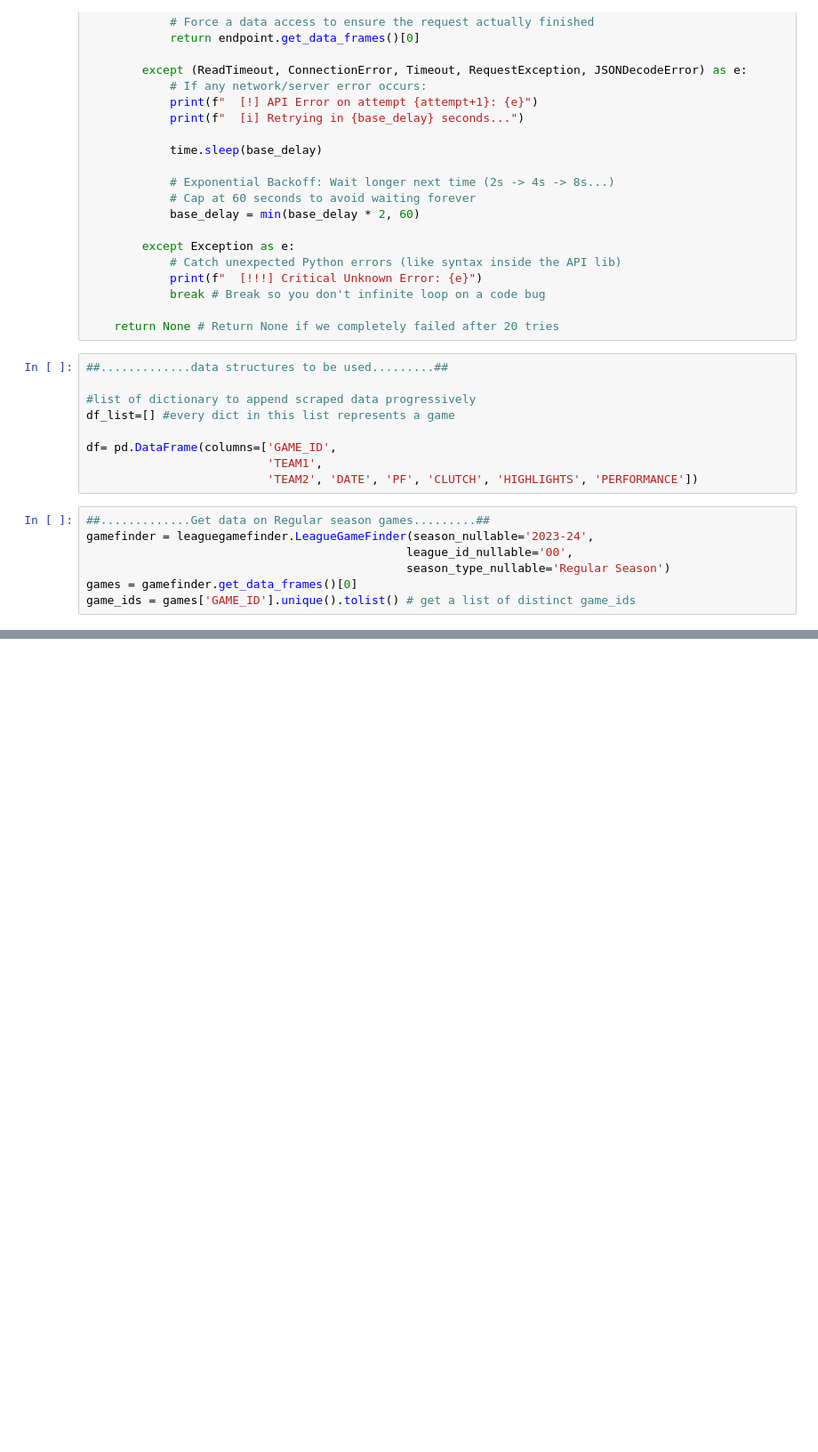
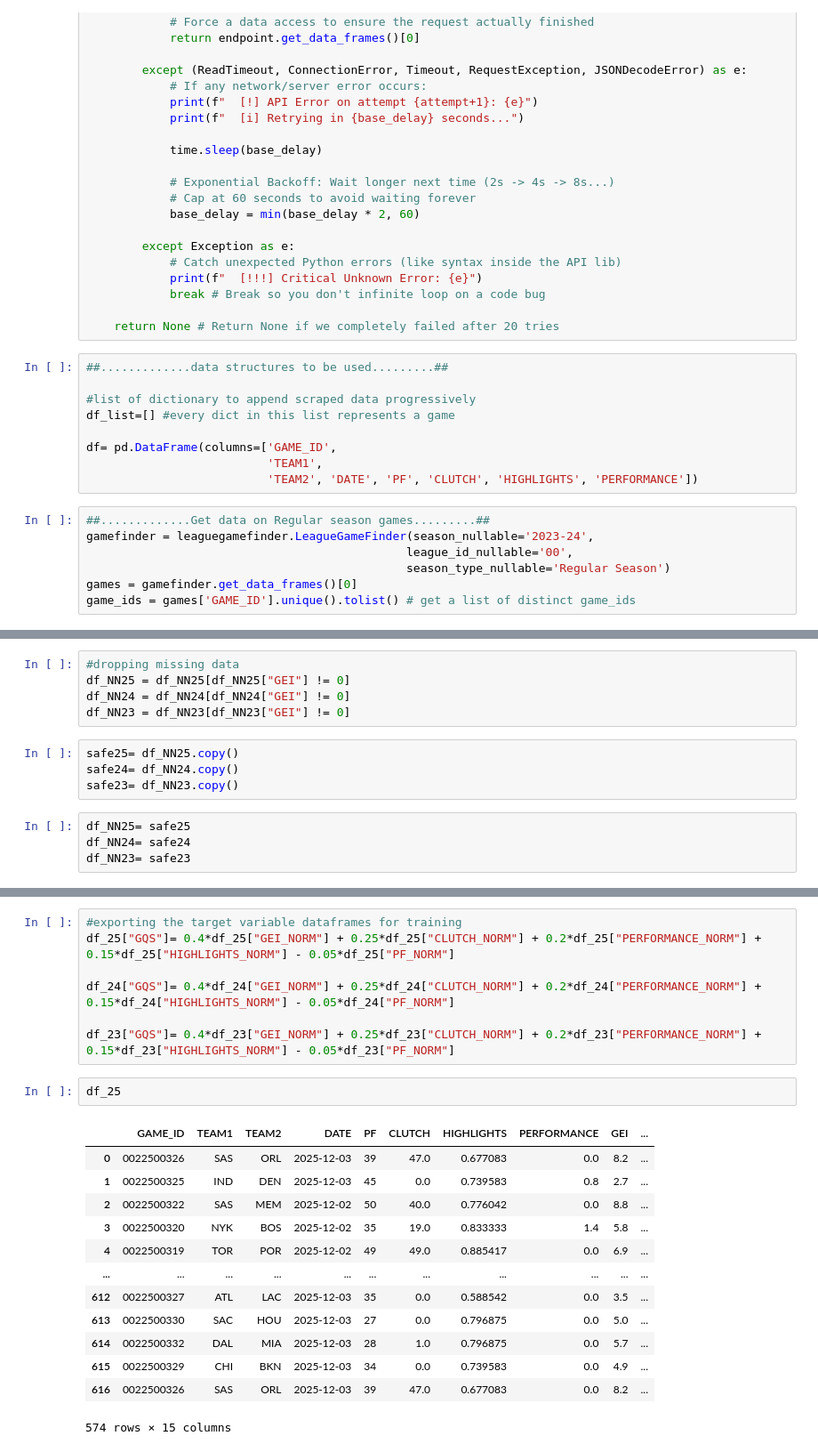
Before and after one commit to junior-ta/NBA-game-quality-predictor-v2, a Jupyter notebook: target/othermetrics/clutch_highlights_perf.ipynb, the cells around one changed output, grey strips where cells are left out. Shown at 89% size. Cells and saved outputs as stored; diff of their text form; blank space fills up the shorter version.

```diff
--- a/target/othermetrics/clutch_highlights_perf.ipynb
+++ b/target/othermetrics/clutch_highlights_perf.ipynb
@@ -220,0 +235,13 @@ df_list
+# %%
+#dropping missing data
+df_NN25 = df_NN25[df_NN25["GEI"] != 0]
+df_NN24 = df_NN24[df_NN24["GEI"] != 0]
+df_NN23 = df_NN23[df_NN23["GEI"] != 0]
+# %%
+safe25= df_NN25.copy()
+safe24= df_NN24.copy()
+safe23= df_NN23.copy()
+# %%
+df_NN25= safe25
+df_NN24= safe24
+df_NN23= safe23
@@ -220,0 +379,23 @@ df_list
+# %%
+#exporting the target variable dataframes for training
+df_25["GQS"]= 0.4*df_25["GEI_NORM"] + 0.25*df_25["CLUTCH_NORM"] + 0.2*df_25["PERFORMANCE_NORM"] + 0.15*df_25["HIGHLIGHTS_NORM"] - 0.05*df_25["PF_NORM"]
+
+df_24["GQS"]= 0.4*df_24["GEI_NORM"] + 0.25*df_24["CLUTCH_NORM"] + 0.2*df_24["PERFORMANCE_NORM"] + 0.15*df_24["HIGHLIGHTS_NORM"] - 0.05*df_24["PF_NORM"]
+
+df_23["GQS"]= 0.4*df_23["GEI_NORM"] + 0.25*df_23["CLUTCH_NORM"] + 0.2*df_23["PERFORMANCE_NORM"] + 0.15*df_23["HIGHLIGHTS_NORM"] - 0.05*df_23["PF_NORM"]
+# %%
+df_25
+# %% [output]
+|  | GAME_ID | TEAM1 | TEAM2 | DATE | PF | CLUTCH | HIGHLIGHTS | PERFORMANCE | GEI | ... |
+| 0 | 0022500326 | SAS | ORL | 2025-12-03 | 39 | 47.0 | 0.677083 | 0.0 | 8.2 | ... |
+| 1 | 0022500325 | IND | DEN | 2025-12-03 | 45 | 0.0 | 0.739583 | 0.8 | 2.7 | ... |
+| 2 | 0022500322 | SAS | MEM | 2025-12-02 | 50 | 40.0 | 0.776042 | 0.0 | 8.8 | ... |
+| 3 | 0022500320 | NYK | BOS | 2025-12-02 | 35 | 19.0 | 0.833333 | 1.4 | 5.8 | ... |
+| 4 | 0022500319 | TOR | POR | 2025-12-02 | 49 | 49.0 | 0.885417 | 0.0 | 6.9 | ... |
+| ... | ... | ... | ... | ... | ... | ... | ... | ... | ... | ... |
+| 612 | 0022500327 | ATL | LAC | 2025-12-03 | 35 | 0.0 | 0.588542 | 0.0 | 3.5 | ... |
+| 613 | 0022500330 | SAC | HOU | 2025-12-03 | 27 | 0.0 | 0.796875 | 0.0 | 5.0 | ... |
+| 614 | 0022500332 | DAL | MIA | 2025-12-03 | 28 | 1.0 | 0.796875 | 0.0 | 5.7 | ... |
+| 615 | 0022500329 | CHI | BKN | 2025-12-03 | 34 | 0.0 | 0.739583 | 0.0 | 4.9 | ... |
+| 616 | 0022500326 | SAS | ORL | 2025-12-03 | 39 | 47.0 | 0.677083 | 0.0 | 8.2 | ... |
+574 rows × 15 columns
```
Also changed, not shown: parts of 7 cells of this notebook, 1 other file.
